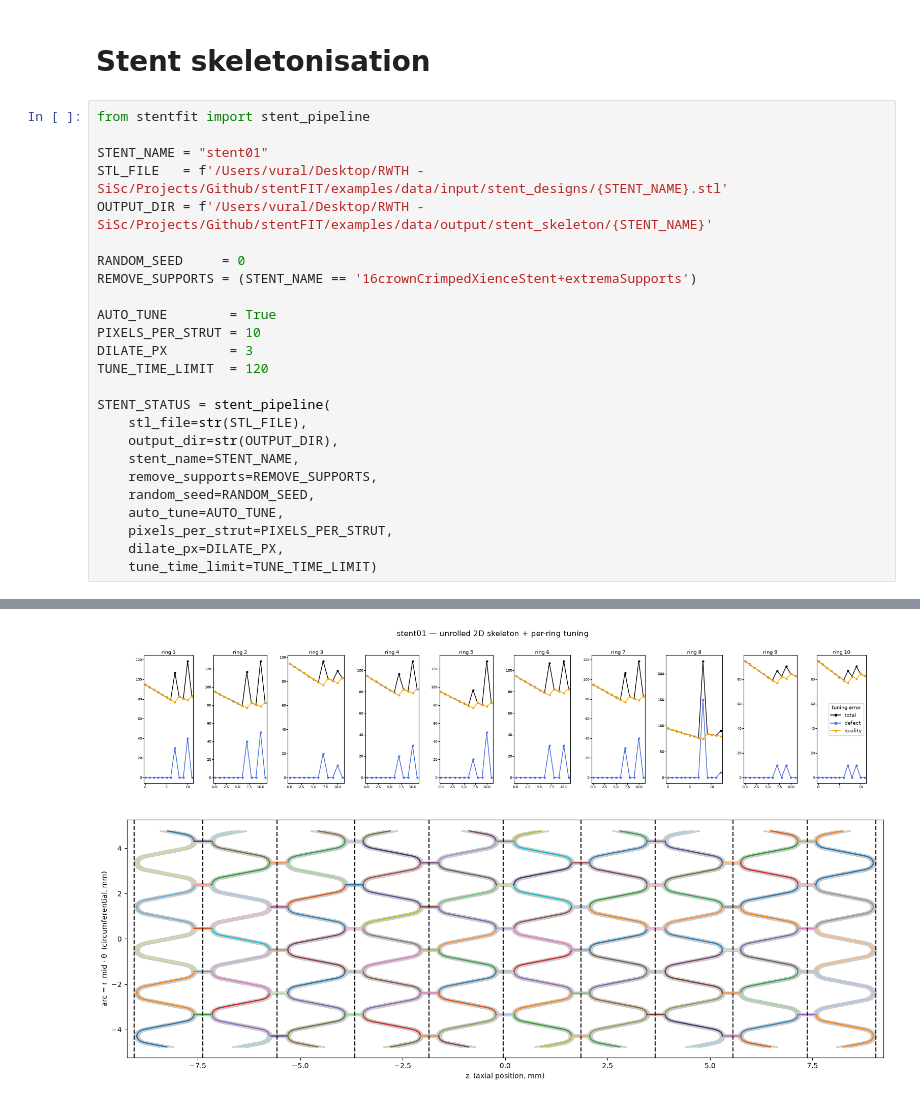
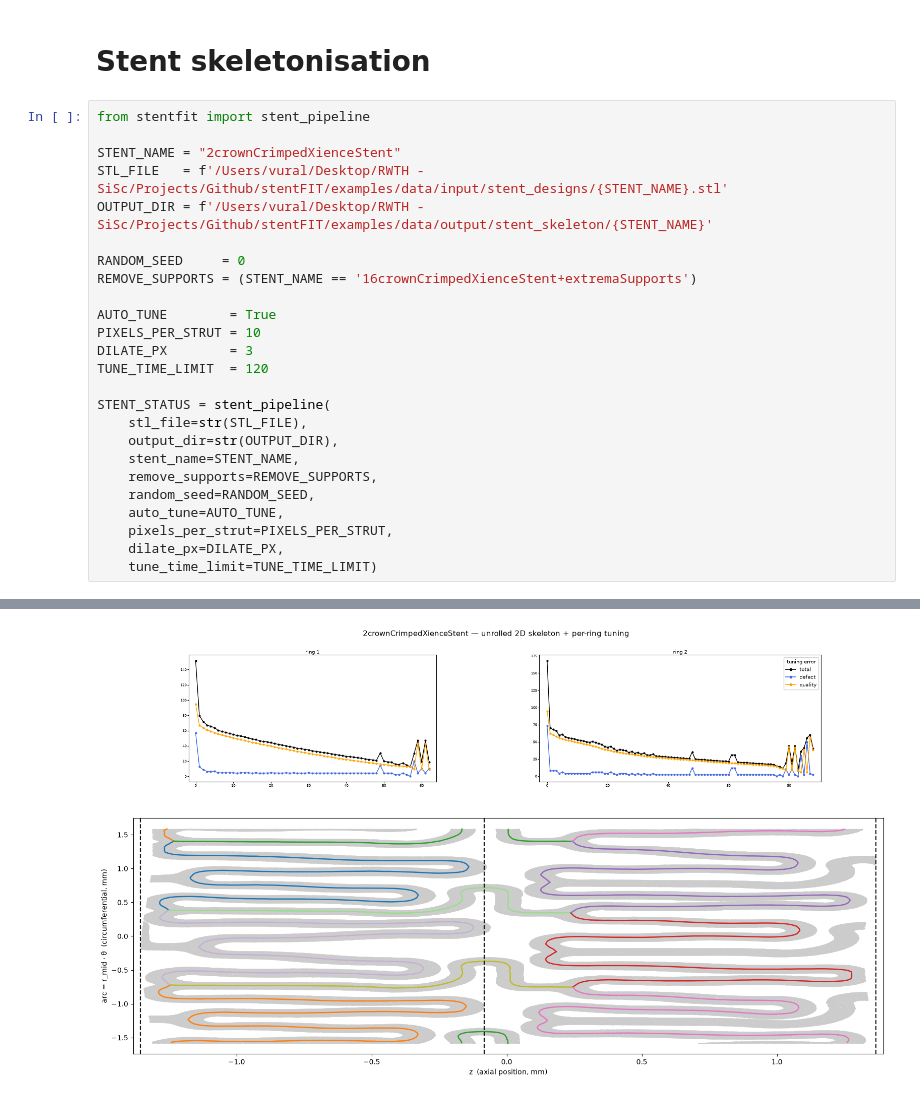
Before and after one commit to VuralAktas/stentFIT, a Jupyter notebook: examples/stent_skeleton.ipynb, the cells around one changed output, grey strips where cells are left out. Cells and saved outputs as stored; diff of their text form.

```diff
--- a/examples/stent_skeleton.ipynb
+++ b/examples/stent_skeleton.ipynb
@@ -3,7 +3,7 @@
 # %%
 from stentfit import stent_pipeline
 
-STENT_NAME = "stent01"
+STENT_NAME = "2crownCrimpedXienceStent"
 STL_FILE   = f'/Users/vural/Desktop/RWTH - SiSc/Projects/Github/stentFIT/examples/data/input/stent_designs/{STENT_NAME}.stl'
 OUTPUT_DIR = f'/Users/vural/Desktop/RWTH - SiSc/Projects/Github/stentFIT/examples/data/output/stent_skeleton/{STENT_NAME}'
 
@@ -46 +46 @@ The results of the skeletonization and spline fitting have been saved in /Users/
-[figure, old version]
+[figure, new version]
```
Also changed, not shown: parts of 1 cell of this notebook, 3 other files.
